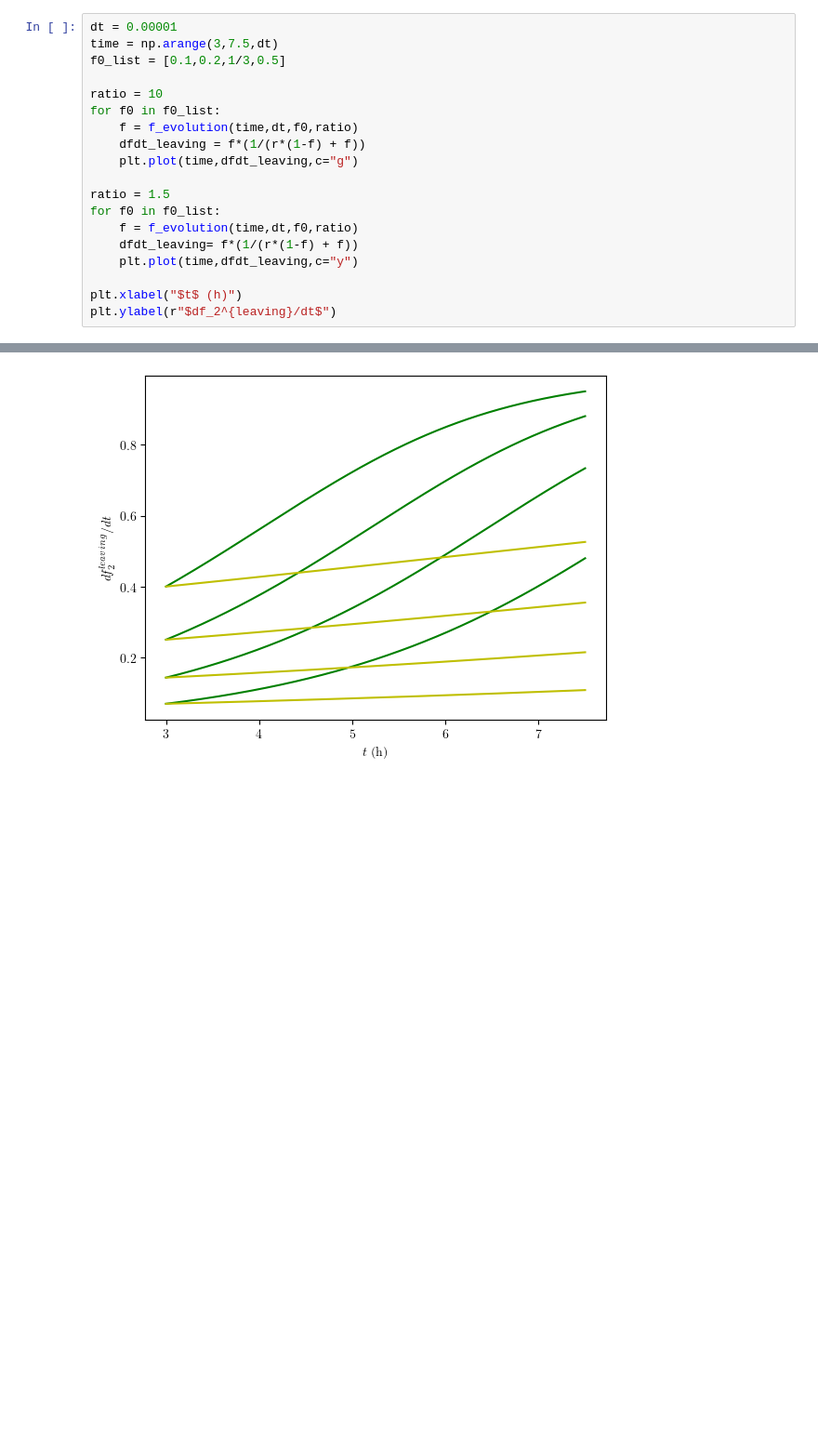
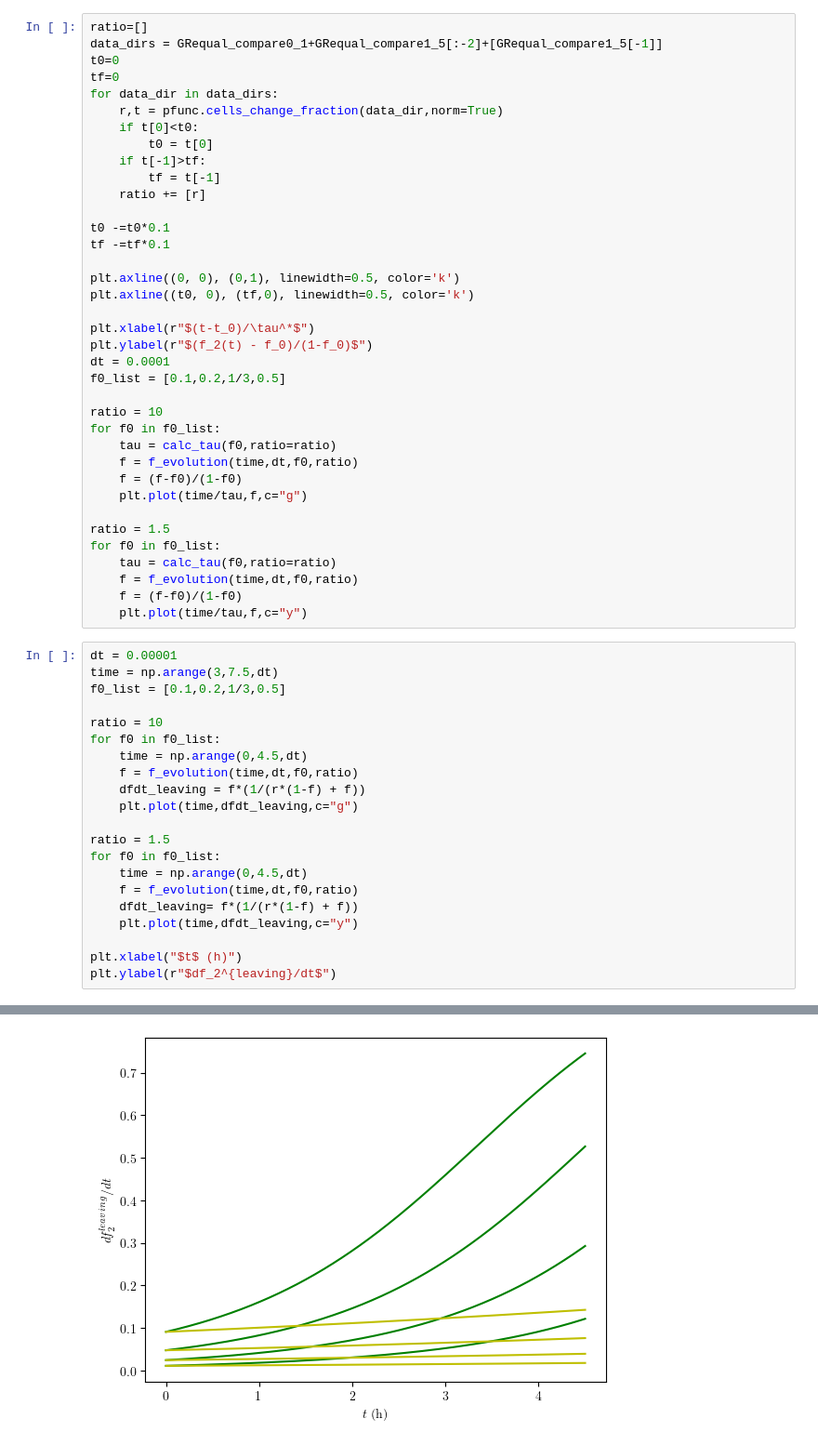
Before and after one commit to luccajohannleal-maker/Friction_Biofilms, a Jupyter notebook: Analysis/Analytical_wrapping.ipynb, the cells around one changed output, grey strips where cells are left out. Shown at 93% size. Cells and saved outputs as stored; diff of their text form; blank space fills up the shorter version.

```diff
--- a/Analysis/Analytical_wrapping.ipynb
+++ b/Analysis/Analytical_wrapping.ipynb
@@ -295,22 +327,61 @@ for f0 in f0_list:
+# %%
+ratio=[]
+data_dirs = GRequal_compare0_1+GRequal_compare1_5[:-2]+[GRequal_compare1_5[-1]]
+t0=0
+tf=0
+for data_dir in data_dirs:
+    r,t = pfunc.cells_change_fraction(data_dir,norm=True)
+    if t[0]<t0:
+        t0 = t[0]
+    if t[-1]>tf:
+        tf = t[-1]
+    ratio += [r]
+
+t0 -=t0*0.1
+tf -=tf*0.1
+
+plt.axline((0, 0), (0,1), linewidth=0.5, color='k')
+plt.axline((t0, 0), (tf,0), linewidth=0.5, color='k')
+
+plt.xlabel(r"$(t-t_0)/\tau^*$")
+plt.ylabel(r"$(f_2(t) - f_0)/(1-f_0)$")
+dt = 0.0001
+f0_list = [0.1,0.2,1/3,0.5]
+
+ratio = 10
+for f0 in f0_list:
+    tau = calc_tau(f0,ratio=ratio)
+    f = f_evolution(time,dt,f0,ratio)
+    f = (f-f0)/(1-f0)
+    plt.plot(time/tau,f,c="g")
+
+ratio = 1.5
+for f0 in f0_list:
+    tau = calc_tau(f0,ratio=ratio)
+    f = f_evolution(time,dt,f0,ratio)
+    f = (f-f0)/(1-f0)
+    plt.plot(time/tau,f,c="y")
 # %%
 dt = 0.00001
 time = np.arange(3,7.5,dt)
 f0_list = [0.1,0.2,1/3,0.5]
 
 ratio = 10
 for f0 in f0_list:
+    time = np.arange(0,4.5,dt)
     f = f_evolution(time,dt,f0,ratio)
     dfdt_leaving = f*(1/(r*(1-f) + f))
     plt.plot(time,dfdt_leaving,c="g")
 
 ratio = 1.5
 for f0 in f0_list:
+    time = np.arange(0,4.5,dt)
     f = f_evolution(time,dt,f0,ratio)
     dfdt_leaving= f*(1/(r*(1-f) + f))
     plt.plot(time,dfdt_leaving,c="y")
 
 plt.xlabel("$t$ (h)")
 plt.ylabel(r"$df_2^{leaving}/dt$")
 # %% [output]
 Text(0, 0.5, '$df_2^{leaving}/dt$')
-[figure, old version]
+[figure, new version]
```
Also changed, not shown: parts of 6 cells of this notebook, 14 other files.
